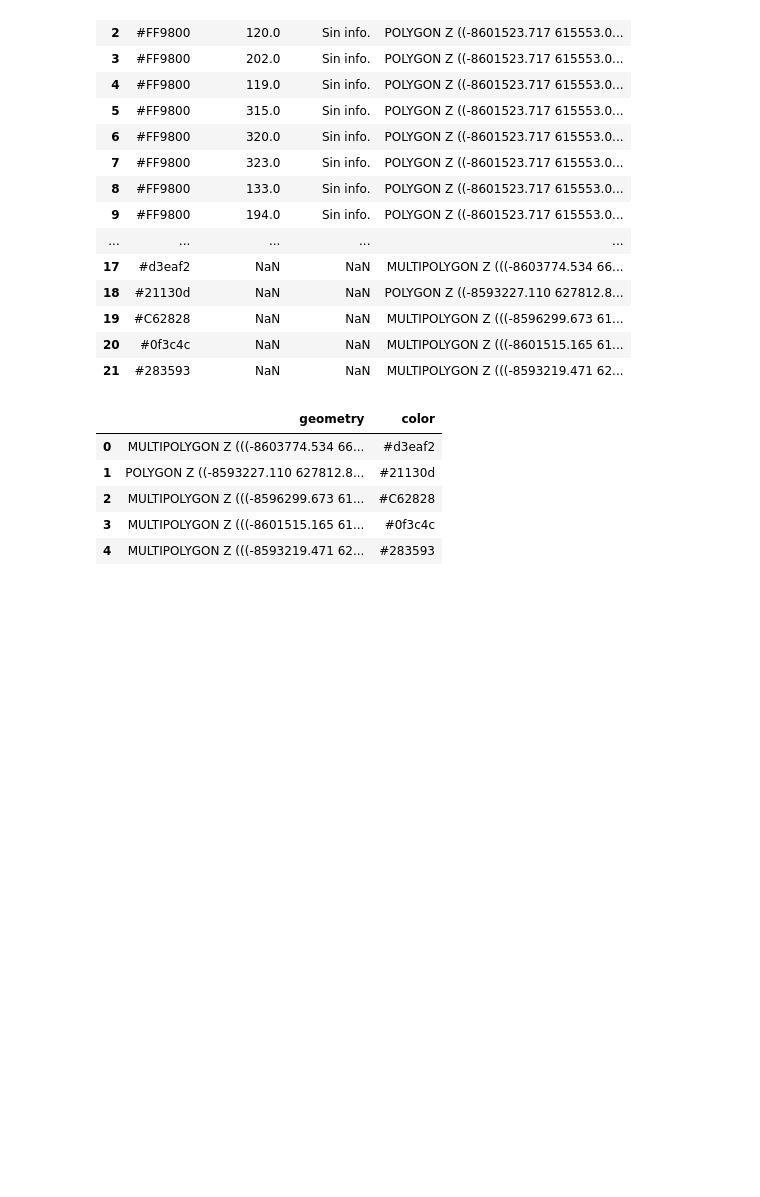
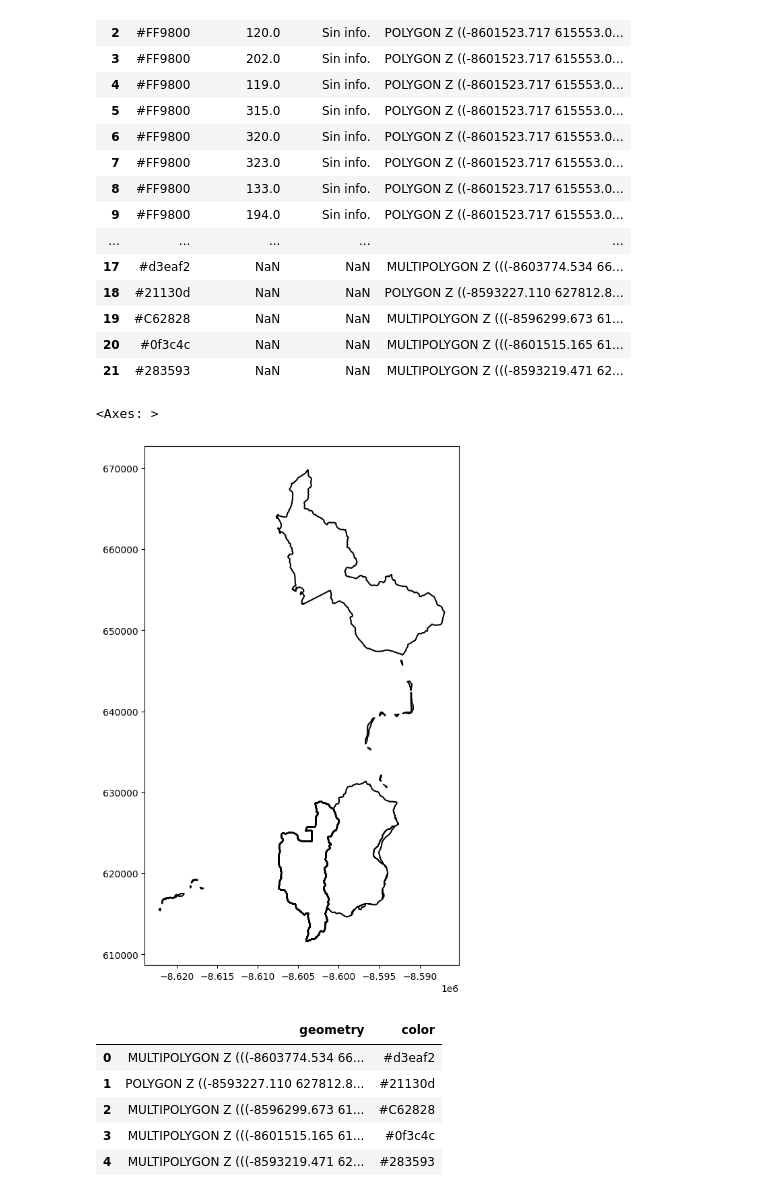
Before and after one commit to monteroanibal/taller_Python_SemanaGEO2024, a Jupyter notebook: tallerPython_SemGEO2024_pt1_exploracion_datos_espaciales.ipynb, the cells around one changed output. Cells and saved outputs as stored; diff of their text form; code cells hidden in the pictures; blank space fills up the shorter version.

```diff
--- a/tallerPython_SemGEO2024_pt1_exploracion_datos_espaciales.ipynb
+++ b/tallerPython_SemGEO2024_pt1_exploracion_datos_espaciales.ipynb
@@ -793,6 +786,11 @@ union_nuqui
 | 19 | #C62828 | NaN | NaN | MULTIPOLYGON Z (((-8596299.673 61... |
 | 20 | #0f3c4c | NaN | NaN | MULTIPOLYGON Z (((-8601515.165 61... |
 | 21 | #283593 | NaN | NaN | MULTIPOLYGON Z (((-8593219.471 62... |
+# %%
+union_nuqui.boundary.plot(figsize=(10,10), edgecolor='k', alpha=1)
+# %% [output]
+<Axes: >
+[figure, added]
 # %%
 dif_nuqui = gpd.overlay(nuqui_resg[['geometry','color']].to_crs(epsg=3857), nuqui_hume_subc, how='difference')
 dif_nuqui
```
Also changed, not shown: parts of 8 cells of this notebook.
